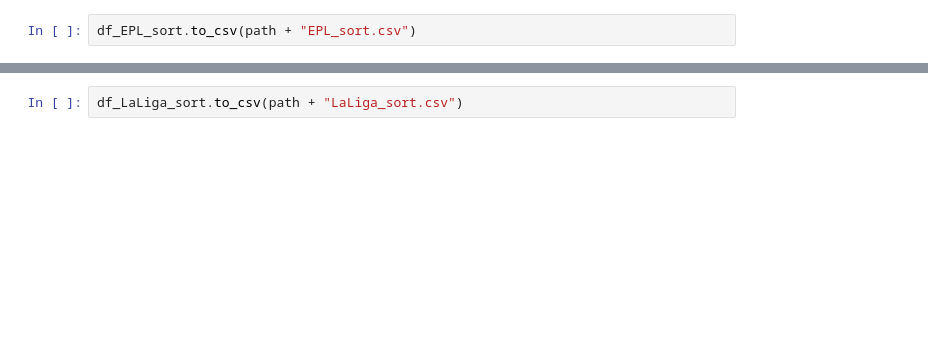
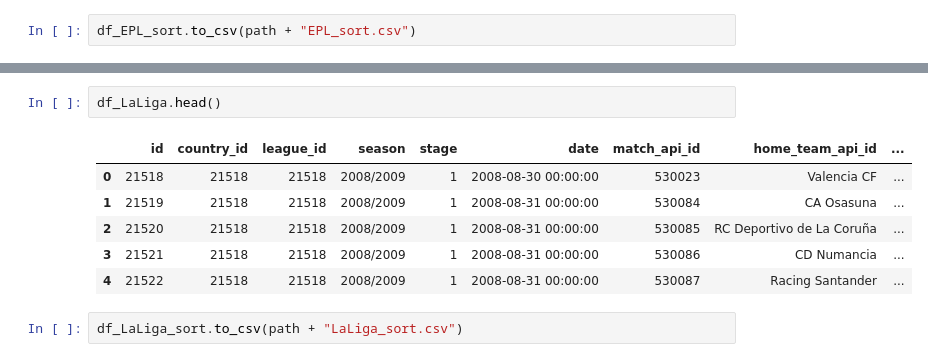
Before and after one commit to enliktjioe/nn2020-football, a Jupyter notebook: Preprocessing.ipynb, the cells around one changed output, grey strips where cells are left out. Drawn from its saved outputs; the diff is of its cells as text; blank space fills up the shorter version.

```diff
--- a/Preprocessing.ipynb
+++ b/Preprocessing.ipynb
@@ -799,5 +834,14 @@ df_LaLiga_sort.tail(10)
 | 2979 | 24497 | 2015/2016 | 38 | 2016-05-15 00:00:00 | 2030537 | Rayo Vallecano | Levante UD | 3 | ... |
 | 2973 | 24491 | 2015/2016 | 38 | 2016-05-15 00:00:00 | 2030531 | Real Betis Balompié | Getafe CF | 2 | ... |
 | 2972 | 24490 | 2015/2016 | 38 | 2016-05-15 00:00:00 | 2030530 | Real Sporting de Gijón | Villarreal CF | 2 | ... |
+# %%
+df_LaLiga.head()
+# %% [output]
+|  | id | country_id | league_id | season | stage | date | match_api_id | home_team_api_id | ... |
+| 0 | 21518 | 21518 | 21518 | 2008/2009 | 1 | 2008-08-30 00:00:00 | 530023 | Valencia CF | ... |
+| 1 | 21519 | 21518 | 21518 | 2008/2009 | 1 | 2008-08-31 00:00:00 | 530084 | CA Osasuna | ... |
+| 2 | 21520 | 21518 | 21518 | 2008/2009 | 1 | 2008-08-31 00:00:00 | 530085 | RC Deportivo de La Coruña | ... |
+| 3 | 21521 | 21518 | 21518 | 2008/2009 | 1 | 2008-08-31 00:00:00 | 530086 | CD Numancia | ... |
+| 4 | 21522 | 21518 | 21518 | 2008/2009 | 1 | 2008-08-31 00:00:00 | 530087 | Racing Santander | ... |
 # %%
 df_LaLiga_sort.to_csv(path + "LaLiga_sort.csv")
```
Also changed, not shown: parts of 10 cells of this notebook, 1 other file.
